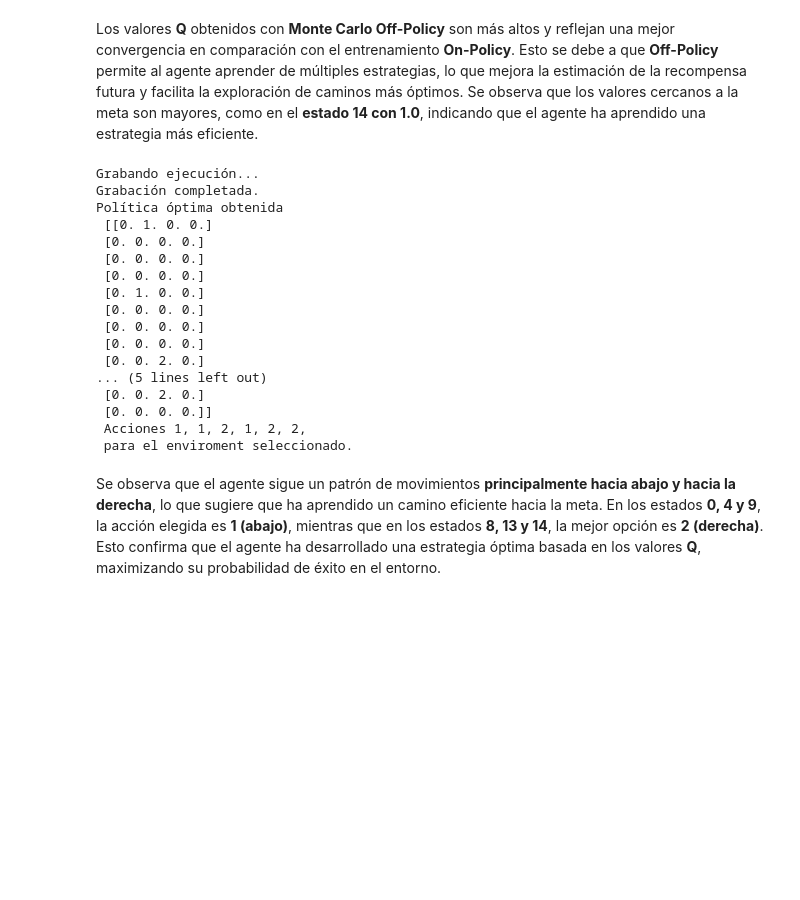
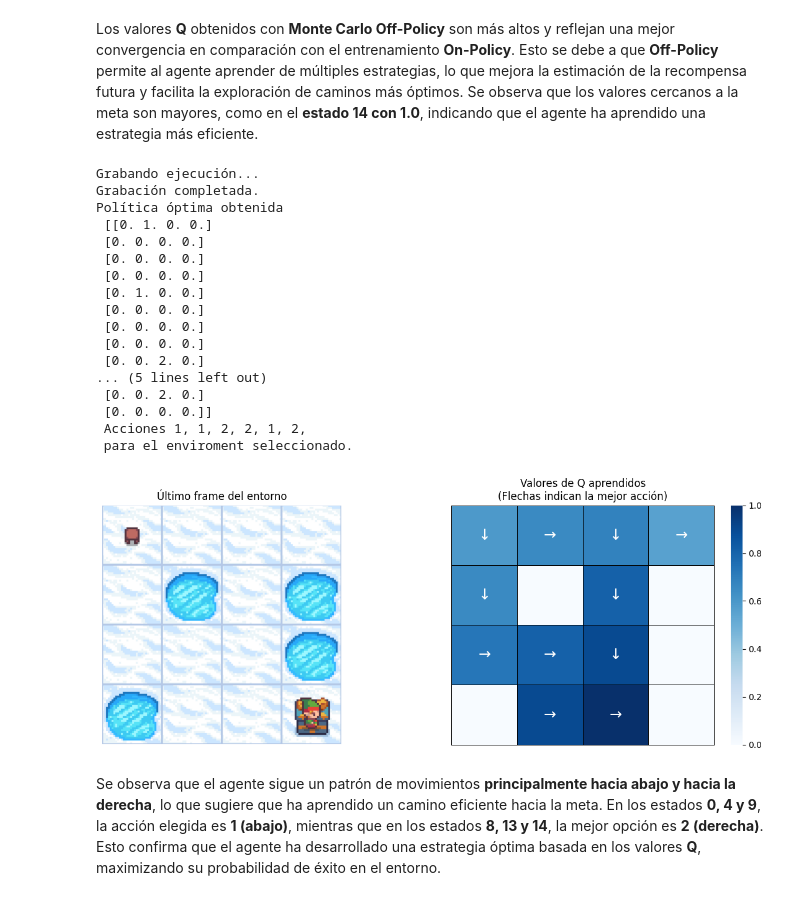
Before and after one commit to salvadeharo10/RL_DHBV, a Jupyter notebook: MonteCarloTodasLasVisitas.ipynb, the cells around one changed output. Cells and saved outputs as stored; diff of their text form; code cells hidden in the pictures; blank space fills up the shorter version.

```diff
--- a/MonteCarloTodasLasVisitas.ipynb
+++ b/MonteCarloTodasLasVisitas.ipynb
@@ -337,29 +344,33 @@ Valores Q para cada estado:
 Los valores **Q** obtenidos con **Monte Carlo Off-Policy** son más altos y reflejan una mejor convergencia en comparación con el entrenamiento **On-Policy**. Esto se debe a que **Off-Policy** permite al agente aprender de múltiples estrategias, lo que mejora la estimación de la recompensa futura y facilita la exploración de caminos más óptimos. Se observa que los valores cercanos a la meta son mayores, como en el **estado 14 con 1.0**, indicando que el agente ha aprendido una estrategia más eficiente.
 # %%
 # @title Política final
-pi, actions, frames = pi_star_from_Q_recordVideo(env4, Q, video_folder="mis_videos")
-gif_path = frames_to_gif(frames, filename="env4x4v2off.gif")
+pi, actions, frames, _, _ = pi_star_from_Q_recordVideo(env4, Q, video_folder="mis_videos")
+gif_path = frames_to_gif(frames, filename="env4x4off.gif")
 
 print("Política óptima obtenida\n", pi, f"\n Acciones {actions} \n para el enviroment seleccionado.")
 print()
+# Obtener el tamaño del mapa correctamente
+map_size = int(np.sqrt(env4.observation_space.n))
+plot_q_values_map(Q, env4, map_size)
 # %% [output]
 Grabando ejecución...
 Grabación completada.
 Política óptima obtenida
  [[0. 1. 0. 0.]
  [0. 0. 0. 0.]
  [0. 0. 0. 0.]
  [0. 0. 0. 0.]
  [0. 1. 0. 0.]
  [0. 0. 0. 0.]
  [0. 0. 0. 0.]
  [0. 0. 0. 0.]
  [0. 0. 2. 0.]
 ... (5 lines left out)
  [0. 0. 2. 0.]
  [0. 0. 0. 0.]]
- Acciones 1, 1, 2, 1, 2, 2,
+ Acciones 1, 1, 2, 2, 1, 2,
  para el enviroment seleccionado.
+[figure, added]
 # %% [markdown]
 Se observa que el agente sigue un patrón de movimientos **principalmente hacia abajo y hacia la derecha**, lo que sugiere que ha aprendido un camino eficiente hacia la meta. En los estados **0, 4 y 9**, la acción elegida es **1 (abajo)**, mientras que en los estados **8, 13 y 14**, la mejor opción es **2 (derecha)**. Esto confirma que el agente ha desarrollado una estrategia óptima basada en los valores **Q**, maximizando su probabilidad de éxito en el entorno.
 # %%
```
Also changed, not shown: parts of 29 cells of this notebook.
